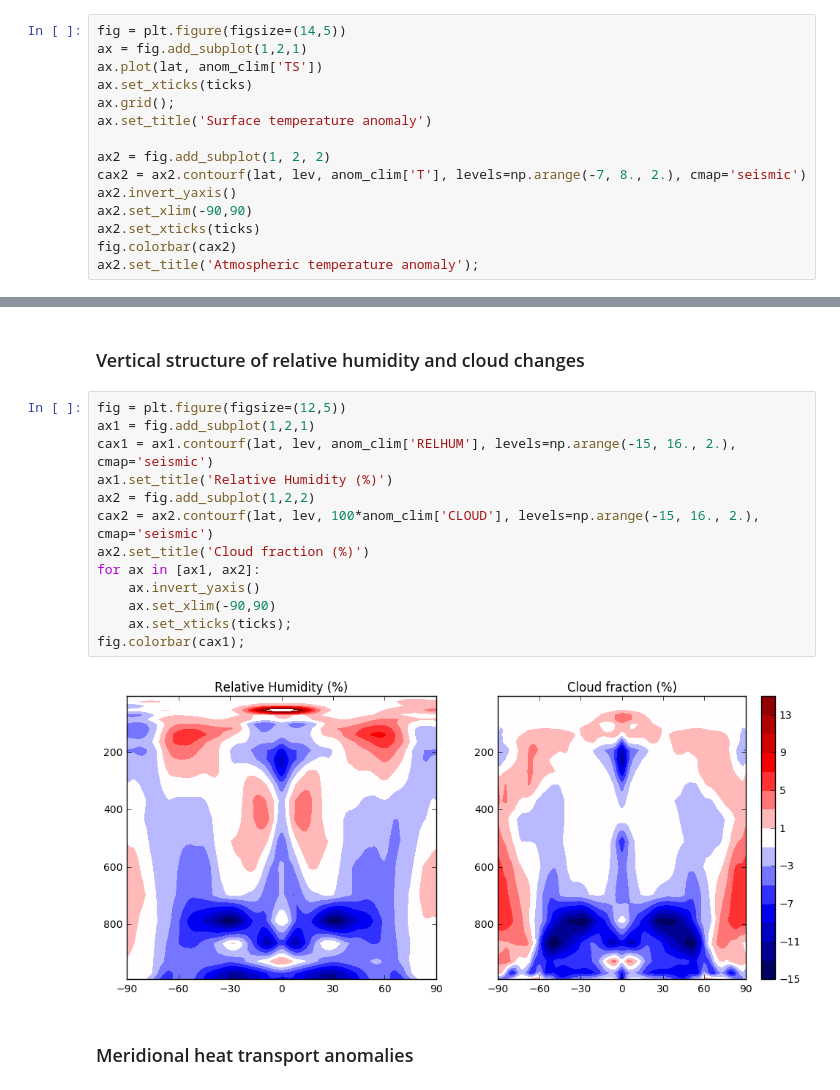
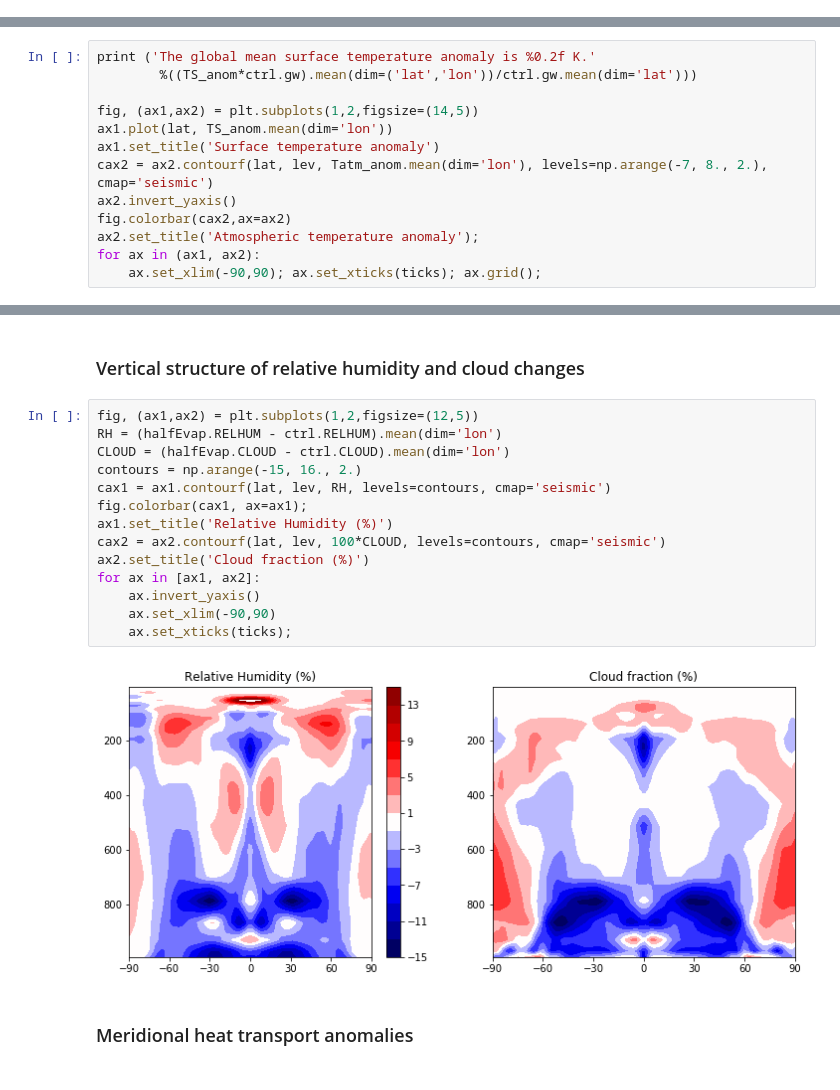
Before and after one commit to brian-rose/ClimateModeling_courseware, a Jupyter notebook: Lectures/Lecture20 -- Water, water everywhere!.ipynb, the cells around one changed output, grey strips where cells are left out. Saved outputs shown, nothing was run; the diff lists cells and outputs as text.

```diff
--- a/Lectures/Lecture20 -- Water, water everywhere!.ipynb
+++ b/Lectures/Lecture20 -- Water, water everywhere!.ipynb
@@ -338,15 +360,0 @@ The global mean surface temperature anomaly is 4.38 K.
-# %%
-fig = plt.figure(figsize=(14,5))
-ax = fig.add_subplot(1,2,1)
-ax.plot(lat, anom_clim['TS'])
-ax.set_xticks(ticks)
-ax.grid();
-ax.set_title('Surface temperature anomaly')
-
-ax2 = fig.add_subplot(1, 2, 2)
-cax2 = ax2.contourf(lat, lev, anom_clim['T'], levels=np.arange(-7, 8., 2.), cmap='seismic')
-ax2.invert_yaxis()
-ax2.set_xlim(-90,90)
-ax2.set_xticks(ticks)
-fig.colorbar(cax2)
-ax2.set_title('Atmospheric temperature anomaly');
@@ -354,0 +366,13 @@ ax2.set_title('Atmospheric temperature anomaly');
+# %%
+print ('The global mean surface temperature anomaly is %0.2f K.'
+        %((TS_anom*ctrl.gw).mean(dim=('lat','lon'))/ctrl.gw.mean(dim='lat')))
+
+fig, (ax1,ax2) = plt.subplots(1,2,figsize=(14,5))
+ax1.plot(lat, TS_anom.mean(dim='lon'))
+ax1.set_title('Surface temperature anomaly')
+cax2 = ax2.contourf(lat, lev, Tatm_anom.mean(dim='lon'), levels=np.arange(-7, 8., 2.), cmap='seismic')
+ax2.invert_yaxis()
+fig.colorbar(cax2,ax=ax2)
+ax2.set_title('Atmospheric temperature anomaly');
+for ax in (ax1, ax2):
+    ax.set_xlim(-90,90); ax.set_xticks(ticks); ax.grid();
@@ -440,20 +481,21 @@ From the **surface budget**:
 # %% [markdown]
 ###  Vertical structure of relative humidity and cloud changes
 # %%
-fig = plt.figure(figsize=(12,5))
-ax1 = fig.add_subplot(1,2,1)
-cax1 = ax1.contourf(lat, lev, anom_clim['RELHUM'], levels=np.arange(-15, 16., 2.), cmap='seismic')
+fig, (ax1,ax2) = plt.subplots(1,2,figsize=(12,5))
+RH = (halfEvap.RELHUM - ctrl.RELHUM).mean(dim='lon')
+CLOUD = (halfEvap.CLOUD - ctrl.CLOUD).mean(dim='lon')
+contours = np.arange(-15, 16., 2.)
+cax1 = ax1.contourf(lat, lev, RH, levels=contours, cmap='seismic')
+fig.colorbar(cax1, ax=ax1);
 ax1.set_title('Relative Humidity (%)')
-ax2 = fig.add_subplot(1,2,2)
-cax2 = ax2.contourf(lat, lev, 100*anom_clim['CLOUD'], levels=np.arange(-15, 16., 2.), cmap='seismic')
+cax2 = ax2.contourf(lat, lev, 100*CLOUD, levels=contours, cmap='seismic')
 ax2.set_title('Cloud fraction (%)')
 for ax in [ax1, ax2]:
     ax.invert_yaxis()
     ax.set_xlim(-90,90)
     ax.set_xticks(ticks);
-fig.colorbar(cax1);
 # %% [output]
-[figure, old version]
+[figure, new version]
 # %% [markdown]
 ###  Meridional heat transport anomalies
 # %%
```
Also changed, not shown: parts of 40 cells of this notebook.
